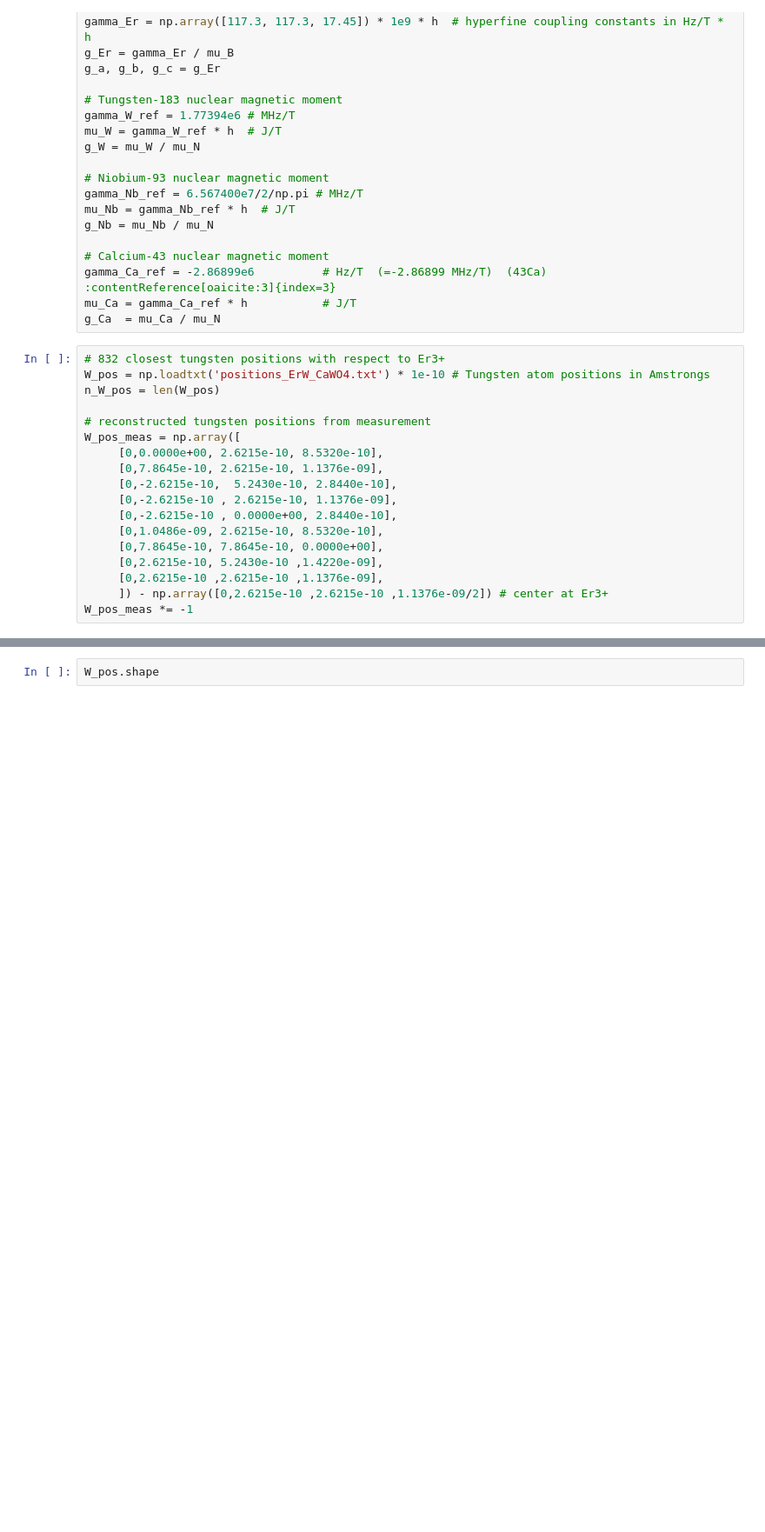
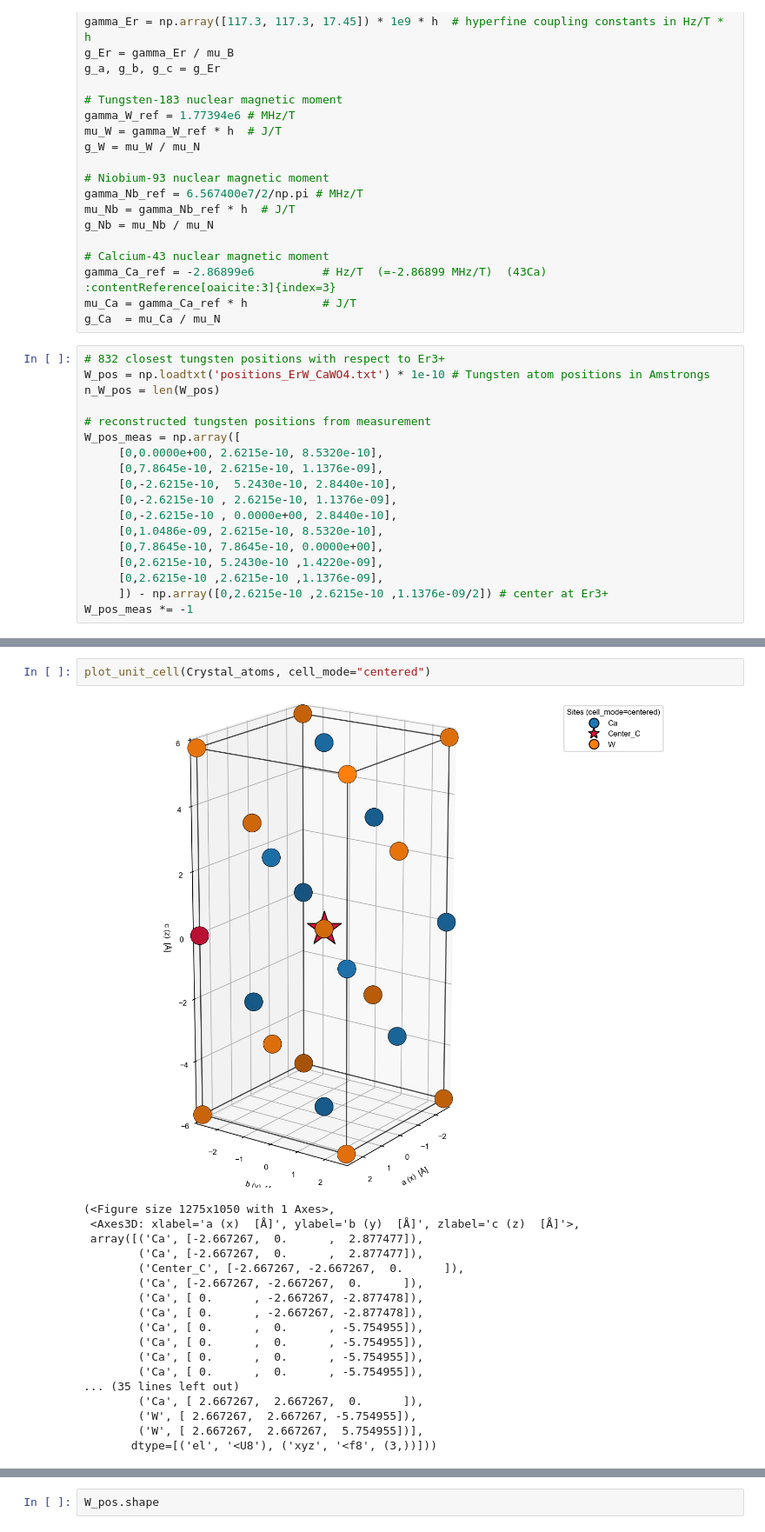
Before and after one commit to leonmyk/Spectroscopy_Hamiltonian_fitter-, a Jupyter notebook: nuclear_nuclear_coupling.ipynb, the cells around one changed output, grey strips where cells are left out. Shown at 87% size. Cells and saved outputs as stored; diff of their text form; blank space fills up the shorter version.

```diff
--- a/nuclear_nuclear_coupling.ipynb
+++ b/nuclear_nuclear_coupling.ipynb
@@ -109 +316,22 @@ for atom in Crystal_atoms :
+# %%
+plot_unit_cell(Crystal_atoms, cell_mode="centered")
+# %% [output]
+[figure, added]
+(<Figure size 1275x1050 with 1 Axes>,
+ <Axes3D: xlabel='a (x)  [Å]', ylabel='b (y)  [Å]', zlabel='c (z)  [Å]'>,
+ array([('Ca', [-2.667267,  0.      ,  2.877477]),
+        ('Ca', [-2.667267,  0.      ,  2.877477]),
+        ('Center_C', [-2.667267, -2.667267,  0.      ]),
+        ('Ca', [-2.667267, -2.667267,  0.      ]),
+        ('Ca', [ 0.      , -2.667267, -2.877478]),
+        ('Ca', [ 0.      , -2.667267, -2.877478]),
+        ('Ca', [ 0.      ,  0.      , -5.754955]),
+        ('Ca', [ 0.      ,  0.      , -5.754955]),
+        ('Ca', [ 0.      ,  0.      , -5.754955]),
+        ('Ca', [ 0.      ,  0.      , -5.754955]),
+... (35 lines left out)
+        ('Ca', [ 2.667267,  2.667267,  0.      ]),
+        ('W', [ 2.667267,  2.667267, -5.754955]),
+        ('W', [ 2.667267,  2.667267,  5.754955])],
+       dtype=[('el', '<U8'), ('xyz', '<f8', (3,))]))
 # %%
```
Also changed, not shown: parts of 4 cells of this notebook, 7 other files.
